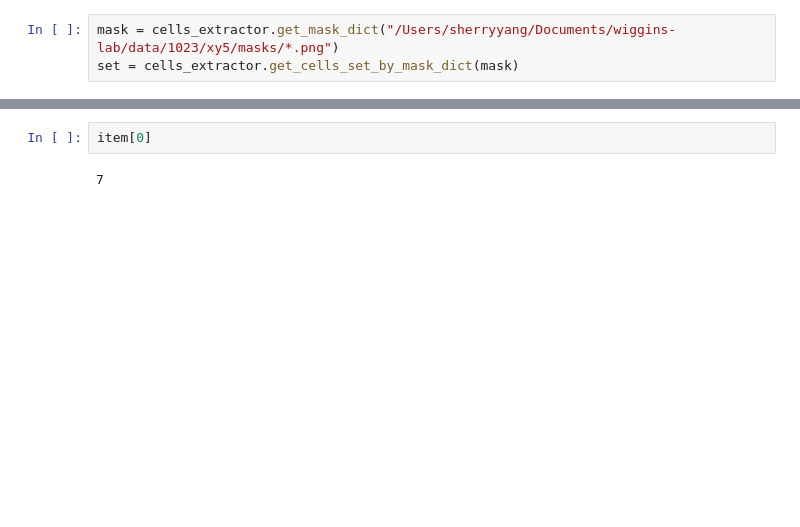
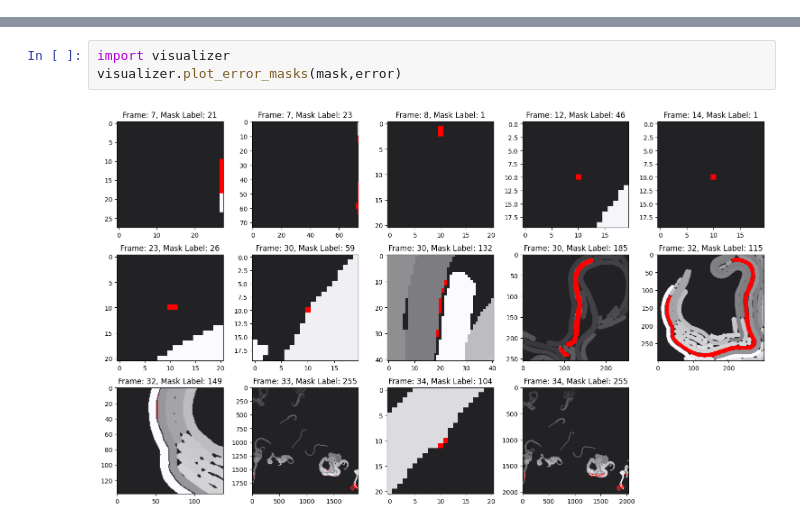
Before and after one commit to yyang35/super-segger-toolkit, a Jupyter notebook: test.ipynb, the cells around one changed output, grey strips where cells are left out. Cells and saved outputs as stored; diff of their text form; blank space fills up the shorter version.

```diff
--- a/test.ipynb
+++ b/test.ipynb
@@ -187,3 +150,0 @@ set = cells_extractor.get_cells_set_by_mask_dict(mask,5)
-# %%
-mask = cells_extractor.get_mask_dict("/Users/sherryyang/Documents/wiggins-lab/data/1023/xy5/masks/*.png")
-set = cells_extractor.get_cells_set_by_mask_dict(mask)
@@ -312,4 +151,5 @@ def plot_error_masks(mask, error):
-# %%
-item[0]
-# %% [output]
-7
+# %%
+import visualizer
+visualizer.plot_error_masks(mask,error)
+# %% [output]
+[figure, added]
```
Also changed, not shown: parts of 32 cells of this notebook, 1 other file.
